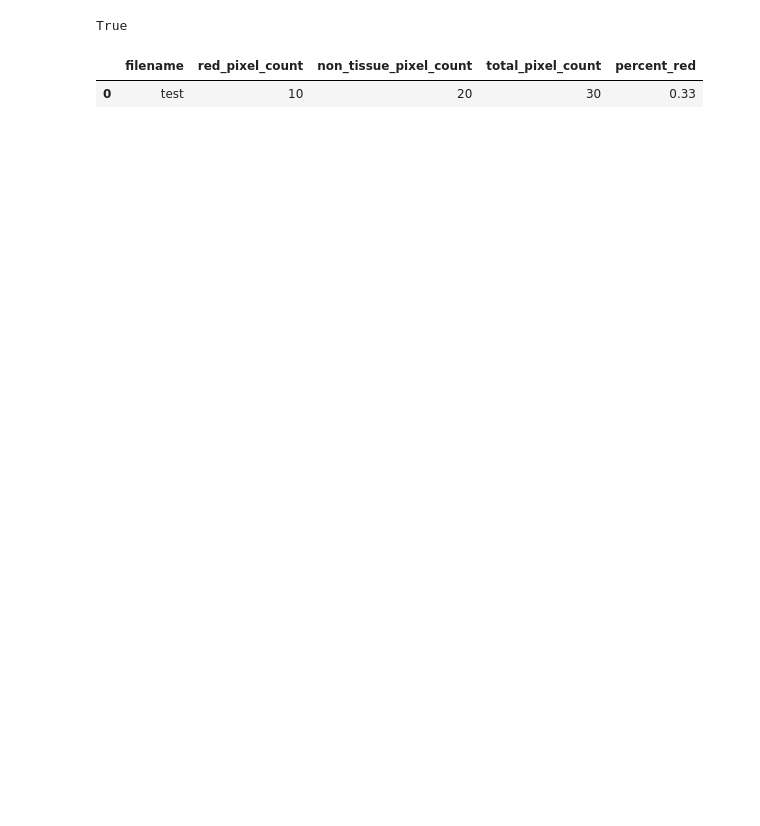
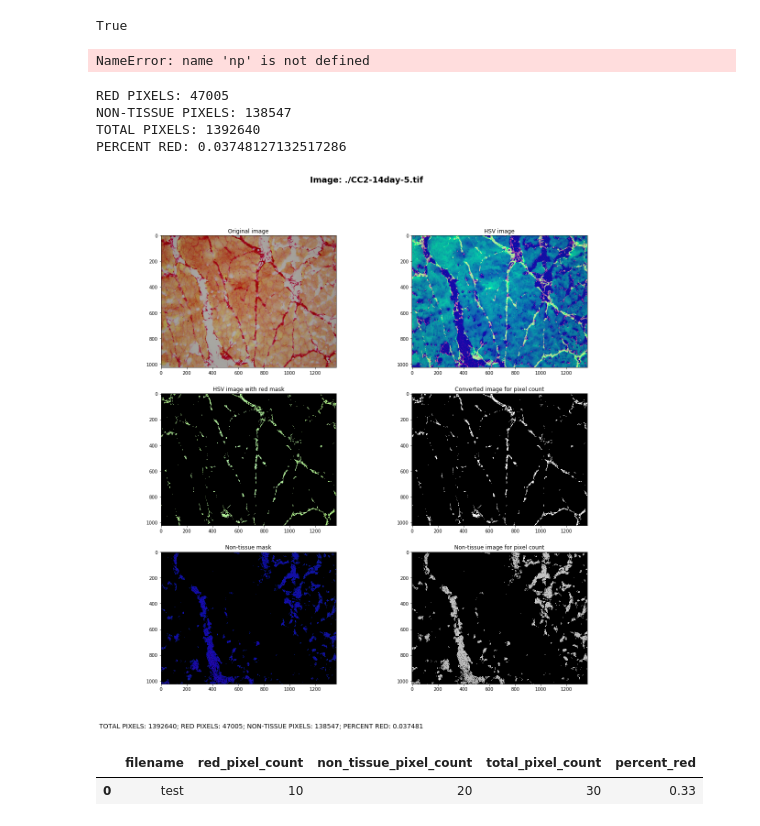
Before and after one commit to rbudnar/PSR, a Jupyter notebook: image analysis.ipynb, the cells around one changed output. Cells and saved outputs as stored; diff of their text form; code cells hidden in the pictures; blank space fills up the shorter version.

```diff
--- a/image analysis.ipynb
+++ b/image analysis.ipynb
@@ -8,0 +10,16 @@ import os
+# %%
+HSV_RANGES = {
+    'red': [
+        {
+            'lower': np.array([154, 209, 106]),
+            'upper': np.array([194, 249, 206])
+        },
+    ],
+    'white': [
+        {
+            'lower': np.array([6, 0, 145]),
+            'upper': np.array([46, 40, 245])
+        }
+    ]
+}
+print(HSV_RANGES['red'][0]['lower'][0])
@@ -39,14 +225,32 @@ def create_mask(hsv_img, colors):
 HSV_RANGES = {
     # red is a major color
     'red': [
+#         [  1  88 122] [ 41 128 222]
+        # [ -4  92 112] [ 36 132 212]
+#         [ -7  34 112] [ 33  74 212]
+        # [  5 -10 106] [ 45  30 206]
+        #[ -6  86 111] [ 34 126 211]
+        # [155  42 135] [195  82 235]
+        # [-13  16 128] [ 27  56 228]
+        #[  5 -11 117] [ 45  29 217]
+        #[157 215 100] [197 255 200]
+        # [154 209 106] [194 249 206]
         {
-            'lower': np.array([0, 39, 64]),
-            'upper': np.array([20, 255, 255])
+            'lower': np.array([154, 209, 106]),
+            'upper': np.array([194, 249, 206])
         },
         {
-            'lower': np.array([161, 39, 64]),
-            'upper': np.array([180, 255, 255])
-        }
+            'lower': np.array([157, 215, 100]),
+            'upper': np.array([197, 255, 200])
+        },
+#         {
+#             'lower': np.array([0, 39, 64]),
+#             'upper': np.array([20, 255, 255])
+#         },
+#         {
+#             'lower': np.array([161, 39, 64]),
+#             'upper': np.array([180, 255, 255])
+#         }
     ],
     # yellow is a minor color
     'yellow': [
@@ -106,6 +310,16 @@ HSV_RANGES = {
         }
     ]
 }
+# %% [output]
+NameError: name 'np' is not defined
+# %%
+img_hsv, mask_img, gray_img, white_mask_img, white_mask_img_gray = get_pixel_count("./CC2-14day-5.tif")
+# %% [output]
+RED PIXELS: 47005
+NON-TISSUE PIXELS: 138547
+TOTAL PIXELS: 1392640
+PERCENT RED: 0.03748127132517286
+[figure, added]
 # %%
 df = pd.DataFrame(columns=['filename', 'red_pixel_count', 'non_tissue_pixel_count','total_pixel_count', 'percent_red'])
 # %%
```
Also changed, not shown: parts of 5 cells of this notebook, 1 other file.
